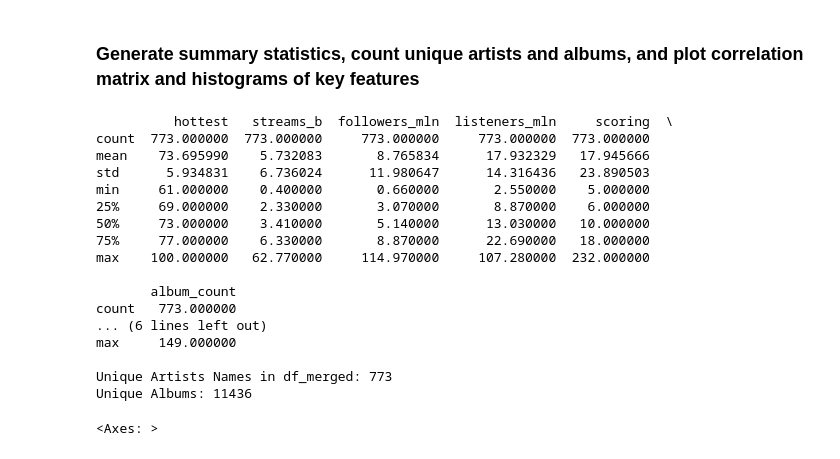
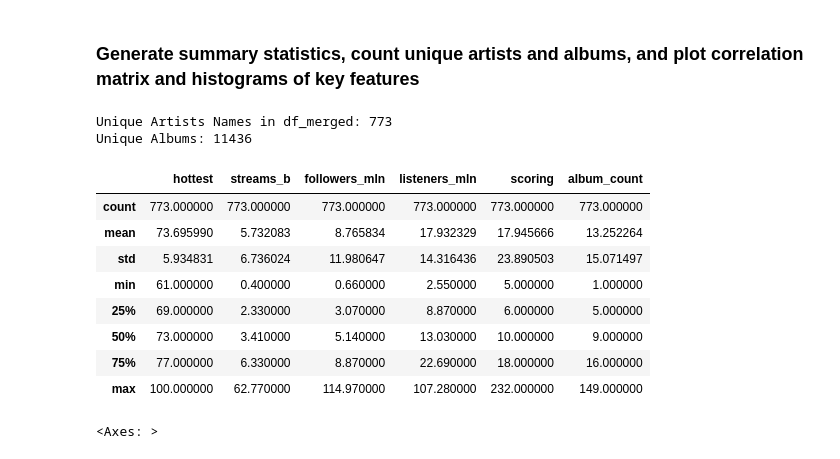
Before and after one commit to uktukt/SheGoesTech_Final_Project, a Jupyter notebook: fp_playlists_albums.ipynb, the cells around one changed output. Saved outputs shown, nothing was run; the diff lists cells and outputs as text; code cells hidden in the pictures.

```diff
--- a/fp_playlists_albums.ipynb
+++ b/fp_playlists_albums.ipynb
@@ -70,33 +83,27 @@ print(df_merged.head())
 # %%
 # Summary Statistics
 summary_stats = df_merged.describe()
 
 # Unique Values
 unique_artists = df_merged['artist'].nunique()
 unique_albums = df_albums['album_name'].nunique()
 
 # print('Summary Statistics:')
-print(summary_stats)
 print('\nUnique Artists Names in df_merged:', unique_artists)
 print('Unique Albums:', unique_albums)
+summary_stats
 # %% [output]
-          hottest   streams_b  followers_mln  listeners_mln     scoring  \
-count  773.000000  773.000000     773.000000     773.000000  773.000000
-mean    73.695990    5.732083       8.765834      17.932329   17.945666
-std      5.934831    6.736024      11.980647      14.316436   23.890503
-min     61.000000    0.400000       0.660000       2.550000    5.000000
-25%     69.000000    2.330000       3.070000       8.870000    6.000000
-50%     73.000000    3.410000       5.140000      13.030000   10.000000
-75%     77.000000    6.330000       8.870000      22.690000   18.000000
-max    100.000000   62.770000     114.970000     107.280000  232.000000
-
-       album_count
-count   773.000000
-... (6 lines left out)
-max     149.000000
-
 Unique Artists Names in df_merged: 773
 Unique Albums: 11436
+|  | hottest | streams_b | followers_mln | listeners_mln | scoring | album_count |
+| count | 773.000000 | 773.000000 | 773.000000 | 773.000000 | 773.000000 | 773.000000 |
+| mean | 73.695990 | 5.732083 | 8.765834 | 17.932329 | 17.945666 | 13.252264 |
+| std | 5.934831 | 6.736024 | 11.980647 | 14.316436 | 23.890503 | 15.071497 |
+| min | 61.000000 | 0.400000 | 0.660000 | 2.550000 | 5.000000 | 1.000000 |
+| 25% | 69.000000 | 2.330000 | 3.070000 | 8.870000 | 6.000000 | 5.000000 |
+| 50% | 73.000000 | 3.410000 | 5.140000 | 13.030000 | 10.000000 | 9.000000 |
+| 75% | 77.000000 | 6.330000 | 8.870000 | 22.690000 | 18.000000 | 16.000000 |
+| max | 100.000000 | 62.770000 | 114.970000 | 107.280000 | 232.000000 | 149.000000 |
 # %%
 plt.figure(figsize=(12,7))
 corr = df_merged.corr(numeric_only=True)
```
Also changed, not shown: parts of 2 cells of this notebook.
